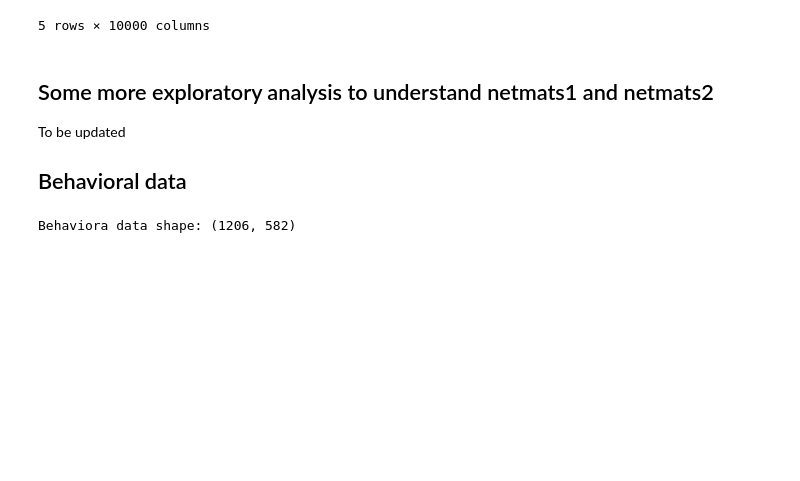
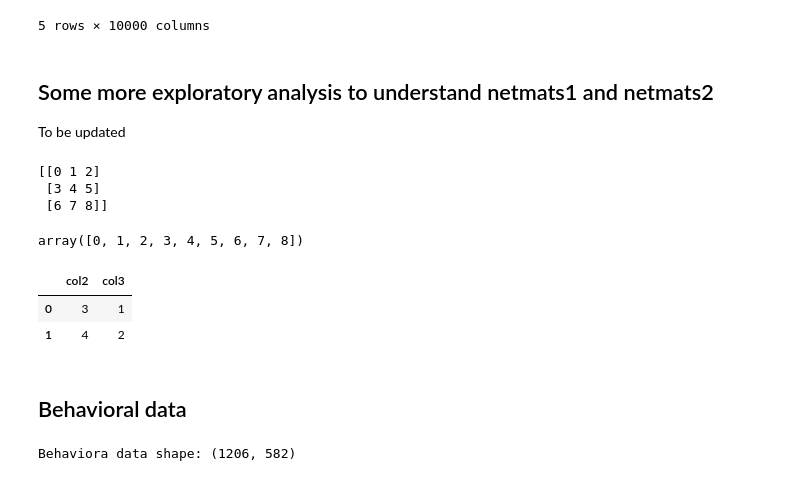
Before and after one commit to yukaizou2015/connectivityml, a Jupyter notebook: connectivity_ml_TPA_yz.ipynb, the cells around one changed output. Drawn from its saved outputs; the diff is of its cells as text; code cells hidden in the pictures; blank space fills up the shorter version.

Commit message:
Understand flatten function

```diff
--- a/connectivity_ml_TPA_yz.ipynb
+++ b/connectivity_ml_TPA_yz.ipynb
@@ -60,8 +60,32 @@ Network-matrices data shape: (1003, 10000)
 ## Some more exploratory analysis to understand netmats1 and netmats2
 
 To be updated
-
-## Behavioral data
+# %%
+# X = np.zeros(shape=(netmats2_df.shape[0],N*N))
+X = np.arange(9)
+print(X.reshape(3,3))
+X.reshape(3,3).flatten()
+
+# np.triu(row.values.reshape(N,N),1).flatten()
+# for index,row in netmats2_df.iterrows():
+#     X[index] = np.triu(row.values.reshape(N,N),1).flatten()
+# %% [output]
+[[0 1 2]
+ [3 4 5]
+ [6 7 8]]
+array([0, 1, 2, 3, 4, 5, 6, 7, 8])
+# %%
+d = {'col1': [1, 2], 'col2': [3, 4], 'col3': [1, 2]}
+df = pd.DataFrame(data=d)
+df.T.drop_duplicates(keep='first').T
+df.T.drop_duplicates(keep='last').T
+# df.duplicated()
+# %% [output]
+|  | col2 | col3 |
+| 0 | 3 | 1 |
+| 1 | 4 | 2 |
+# %% [markdown]
+## Behavioral data
 # %%
 behavioral_df = pd.read_csv('../../data/connectivityml/unrestricted_pkalra_7_26_2021_17_39_25.csv')
 print("Behaviora data shape:", behavioral_df.shape)
```
